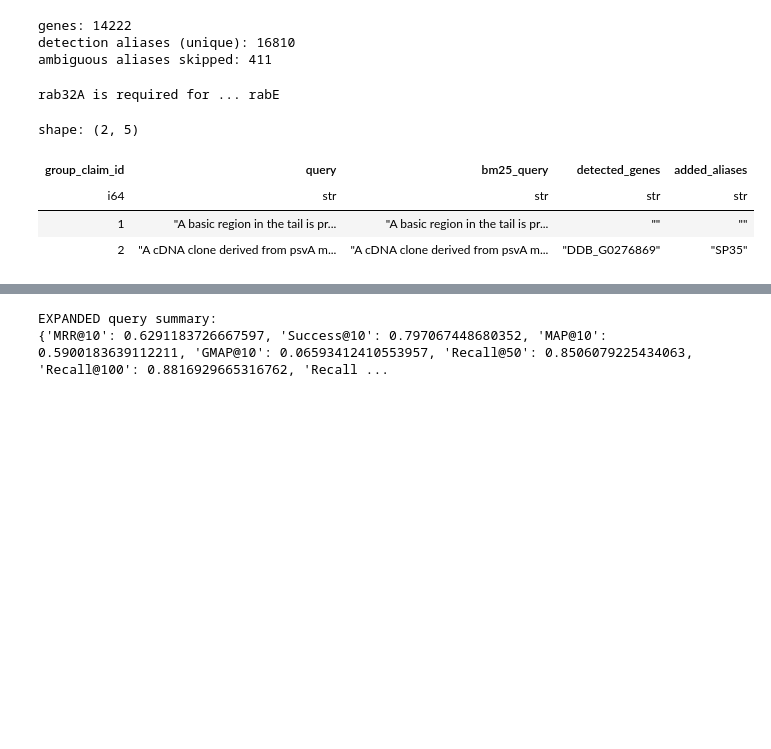
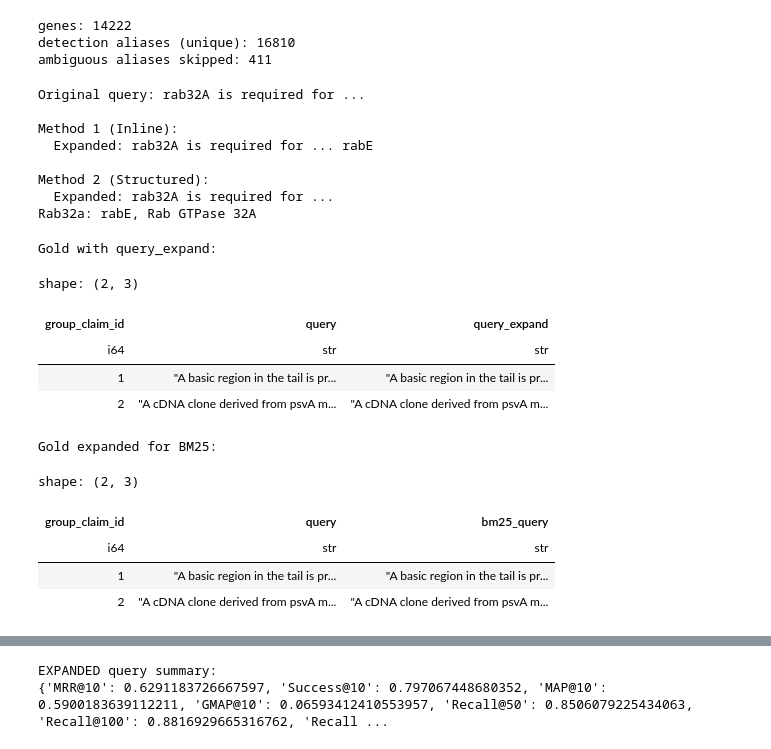
Before and after one commit to fulaibaowang/dictycite, a Jupyter notebook: notebooks/BM25_query.ipynb, the cells around one changed output, grey strips where cells are left out. Drawn from its saved outputs; the diff is of its cells as text; code cells hidden in the pictures; blank space fills up the shorter version.

```diff
--- a/notebooks/BM25_query.ipynb
+++ b/notebooks/BM25_query.ipynb
@@ -1004,24 +1097,51 @@ genes: 14222
 detection aliases (unique): 16810
 ambiguous aliases skipped: 411
 # %%
-print(expand_query("rab32A is required for ...")[0])
+test_q = "rab32A is required for ..."
+print("Original query:", test_q)
+print("\nMethod 1 (Inline):")
+print("  Expanded:", expand_query_inline(test_q)[0])
+print("\nMethod 2 (Structured):")
+print("  Expanded:", expand_query_structured(test_q)[0])
 # %% [output]
-rab32A is required for ... rabE
+Original query: rab32A is required for ...
+
+Method 1 (Inline):
+  Expanded: rab32A is required for ... rabE
+
+Method 2 (Structured):
+  Expanded: rab32A is required for ...
+Rab32a: rabE, Rab GTPase 32A
 # %%
-# -----------------------------
-# 3) Apply to gold (adds debug columns)
-# -----------------------------
-gold_expanded = gold.with_columns(
-    pl.col("query").map_elements(lambda x: expand_query_bm25(x)[0], return_dtype=pl.Utf8).alias("bm25_query"),
-    pl.col("query").map_elements(lambda x: ",".join(expand_query_bm25(x)[1]), return_dtype=pl.Utf8).alias("detected_genes"),
-    pl.col("query").map_elements(lambda x: " ||| ".join(expand_query_bm25(x)[2]), return_dtype=pl.Utf8).alias("added_aliases"),
-)
+# -------------------------
+# 5) Add query_expand column to gold (structured expansion)
+# -------------------------
+gold_with_expand = gold.with_columns([
+    pl.col("query").map_elements(lambda x: expand_query_structured(x)[0], return_dtype=pl.Utf8).alias("query_expand"),
+])
+
+# For BM25 retrieval: use inline expansion
+gold_expanded = gold.with_columns([
+    pl.col("query").map_elements(lambda x: expand_query_inline(x)[0], return_dtype=pl.Utf8).alias("bm25_query"),
+    pl.col("query").map_elements(lambda x: ",".join(expand_query_inline(x)[1]), return_dtype=pl.Utf8).alias("detected_genes"),
+    pl.col("query").map_elements(lambda x: " ||| ".join(expand_query_inline(x)[2]), return_dtype=pl.Utf8).alias("added_aliases"),
+])
 
 with pl.Config(fmt_str_lengths=4000, tbl_rows=25, tbl_cols=20):
-    display(gold_expanded.select(["group_claim_id","query","bm25_query","detected_genes","added_aliases"]).head(2))
+    print("Gold with query_expand:")
+    display(gold_with_expand.select(["group_claim_id","query","query_expand"]).head(2))
+    print("\nGold expanded for BM25:")
+    display(gold_expanded.select(["group_claim_id","query","bm25_query"]).head(2))
 # %% [output]
-shape: (2, 5)
+Gold with query_expand:
+shape: (2, 3)
-| group_claim_id | query | bm25_query | detected_genes | added_aliases |
-| i64 | str | str | str | str |
-| 1 | "A basic region in the tail is pr... | "A basic region in the tail is pr... | "" | "" |
-| 2 | "A cDNA clone derived from psvA m... | "A cDNA clone derived from psvA m... | "DDB_G0276869" | "SP35" |
+| group_claim_id | query | query_expand |
+| i64 | str | str |
+| 1 | "A basic region in the tail is pr... | "A basic region in the tail is pr... |
+| 2 | "A cDNA clone derived from psvA m... | "A cDNA clone derived from psvA m... |
+Gold expanded for BM25:
+shape: (2, 3)
+| group_claim_id | query | bm25_query |
+| i64 | str | str |
+| 1 | "A basic region in the tail is pr... | "A basic region in the tail is pr... |
+| 2 | "A cDNA clone derived from psvA m... | "A cDNA clone derived from psvA m... |
```
Also changed, not shown: parts of 9 cells of this notebook, 16 other files.
